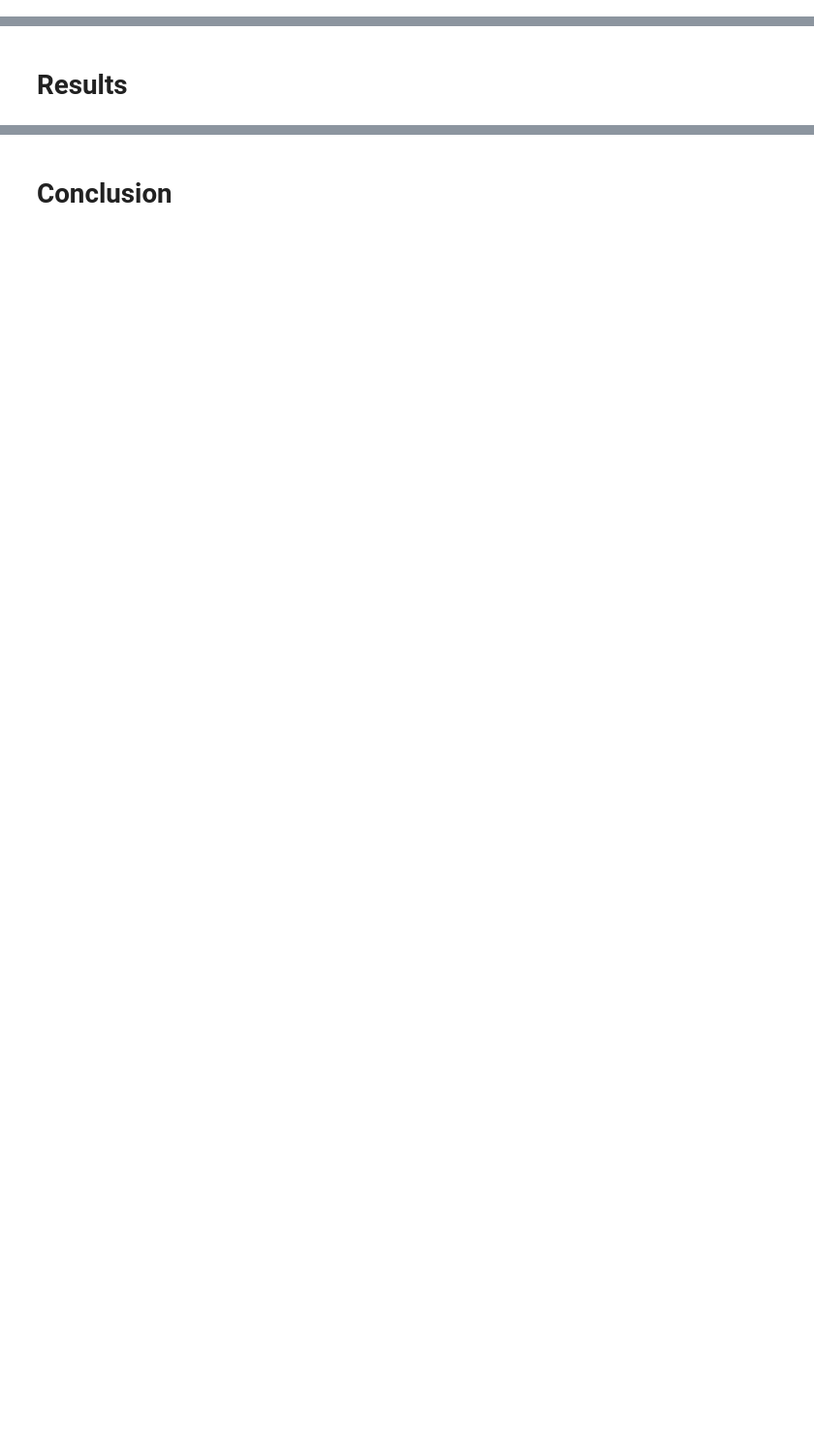
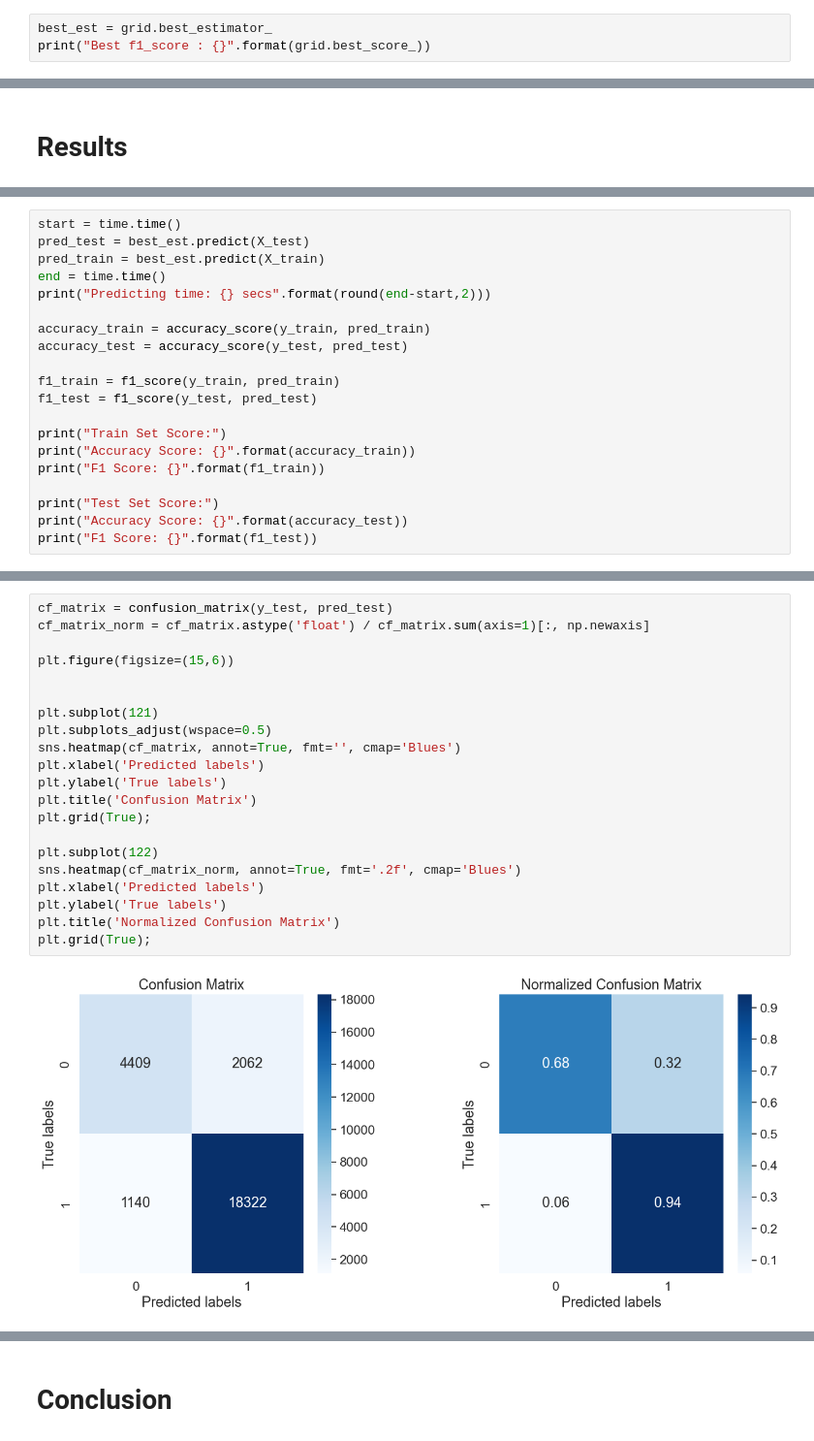
Before and after one commit to hunglng/dsnd-starbuck, a Jupyter notebook: Starbucks_Capstone_notebook.ipynb, the cells around one changed output, grey strips where cells are left out. Shown: that part at 97% size. Cells and saved outputs as stored; diff of their text form; blank space fills up the shorter version.

```diff
--- a/Starbucks_Capstone_notebook.ipynb
+++ b/Starbucks_Capstone_notebook.ipynb
@@ -646,0 +741,3 @@ describe the process to refine the algorithms and techniques, such as using cros
+# %%
+best_est = grid.best_estimator_
+print("Best f1_score : {}".format(grid.best_score_))
@@ -654,0 +750,20 @@ discuss the final results in detail and explain why some models, parameters, or
+# %%
+start = time.time()
+pred_test = best_est.predict(X_test)
+pred_train = best_est.predict(X_train)
+end = time.time()
+print("Predicting time: {} secs".format(round(end-start,2)))
+
+accuracy_train = accuracy_score(y_train, pred_train)
+accuracy_test = accuracy_score(y_test, pred_test)
+
+f1_train = f1_score(y_train, pred_train)
+f1_test = f1_score(y_test, pred_test)
+
+print("Train Set Score:")
+print("Accuracy Score: {}".format(accuracy_train))
+print("F1 Score: {}".format(f1_train))
+
+print("Test Set Score:")
+print("Accuracy Score: {}".format(accuracy_test))
+print("F1 Score: {}".format(f1_test))
@@ -654,0 +778,23 @@ discuss the final results in detail and explain why some models, parameters, or
+# %%
+cf_matrix = confusion_matrix(y_test, pred_test)
+cf_matrix_norm = cf_matrix.astype('float') / cf_matrix.sum(axis=1)[:, np.newaxis]
+
+plt.figure(figsize=(15,6))
+
+
+plt.subplot(121)
+plt.subplots_adjust(wspace=0.5)
+sns.heatmap(cf_matrix, annot=True, fmt='', cmap='Blues')
+plt.xlabel('Predicted labels')
+plt.ylabel('True labels')
+plt.title('Confusion Matrix')
+plt.grid(True);
+
+plt.subplot(122)
+sns.heatmap(cf_matrix_norm, annot=True, fmt='.2f', cmap='Blues')
+plt.xlabel('Predicted labels')
+plt.ylabel('True labels')
+plt.title('Normalized Confusion Matrix')
+plt.grid(True);
+# %% [output]
+[figure, added]
```
Also changed, not shown: parts of 41 cells of this notebook, 1 other file.
